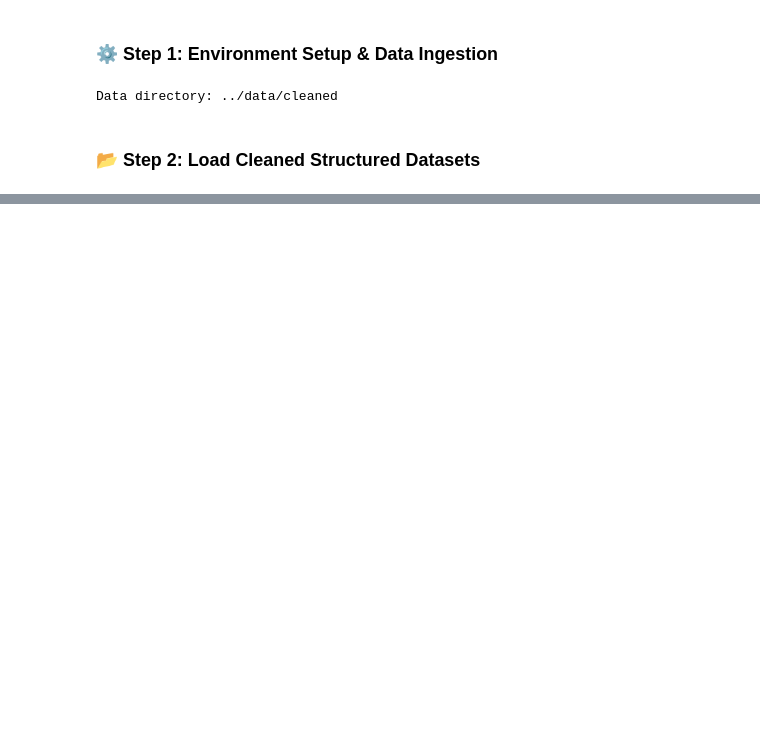
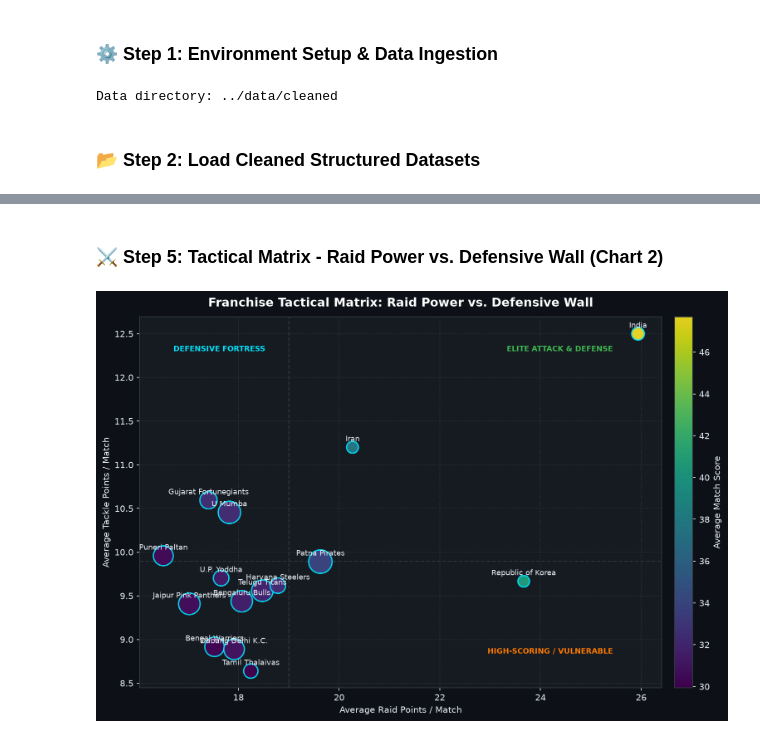
Before and after one commit to adarshgaurav1951/Kabaddi-Matches-EDA, a Jupyter notebook: notebooks/01_cleaning.ipynb, the cells around one changed output, grey strips where cells are left out. Drawn from its saved outputs; the diff is of its cells as text; code cells hidden in the pictures; blank space fills up the shorter version.

```diff
--- a/notebooks/01_cleaning.ipynb
+++ b/notebooks/01_cleaning.ipynb
@@ -295,0 +124,49 @@ To enable interactive Power BI drag-and-drop in Colab, run:
+# %% [markdown]
+### ⚔️ Step 5: Tactical Matrix - Raid Power vs. Defensive Wall (Chart 2)
+# %%
+fig, ax = plt.subplots(figsize=(11, 7), facecolor=DARK_BG)
+ax.set_facecolor(CARD_BG)
+
+mean_raid = team_perf['raid_points_total'].mean()
+mean_tackle = team_perf['tackle_points_total'].mean()
+
+ax.axvline(mean_raid, color='#30363d', linestyle='--', linewidth=1.2)
+ax.axhline(mean_tackle, color='#30363d', linestyle='--', linewidth=1.2)
+
+ax.text(team_perf['raid_points_total'].max() - 0.5, team_perf['tackle_points_total'].max() - 0.2,
+        'ELITE ATTACK & DEFENSE', color=ACCENT_GREEN, fontsize=8.5, fontweight='bold', ha='right')
+ax.text(team_perf['raid_points_total'].min() + 0.2, team_perf['tackle_points_total'].max() - 0.2,
+        'DEFENSIVE FORTRESS', color=ACCENT_CYAN, fontsize=8.5, fontweight='bold', ha='left')
+ax.text(team_perf['raid_points_total'].max() - 0.5, team_perf['tackle_points_total'].min() + 0.2,
+        'HIGH-SCORING / VULNERABLE', color=ACCENT_ORANGE, fontsize=8.5, fontweight='bold', ha='right')
+
+scatter = ax.scatter(
+    team_perf['raid_points_total'],
+    team_perf['tackle_points_total'],
+    s=team_perf['all_outs_inflicted'] * 3.5 + 100,
+    c=team_perf['score'],
+    cmap='viridis',
+    edgecolors=ACCENT_CYAN,
+    linewidth=1.5,
+    alpha=0.9,
+    zorder=3
+)
+
+for _, row in team_perf.iterrows():
+    ax.annotate(row['team_name'], (row['raid_points_total'], row['tackle_points_total']),
+                xytext=(0, 7), textcoords="offset points", fontsize=8.5, color=TEXT_COLOR, ha='center')
+
+cbar = fig.colorbar(scatter, ax=ax, pad=0.02)
+cbar.set_label('Average Match Score', color=TEXT_COLOR, fontsize=10)
+cbar.ax.yaxis.set_tick_params(color=TEXT_COLOR)
+plt.setp(plt.getp(cbar.ax.axes, 'yticklabels'), color=TEXT_COLOR)
+
+ax.set_title("Franchise Tactical Matrix: Raid Power vs. Defensive Wall", fontsize=14, fontweight='bold', color='#ffffff', pad=12)
+ax.set_xlabel("Average Raid Points / Match", fontsize=10, color=TEXT_COLOR)
+ax.set_ylabel("Average Tackle Points / Match", fontsize=10, color=TEXT_COLOR)
+ax.tick_params(colors=TEXT_COLOR)
+ax.grid(True, linestyle=':', alpha=0.15)
+plt.tight_layout()
+plt.show()
+# %% [output]
+[figure, added]
```
Also changed, not shown: parts of 38 cells of this notebook.
